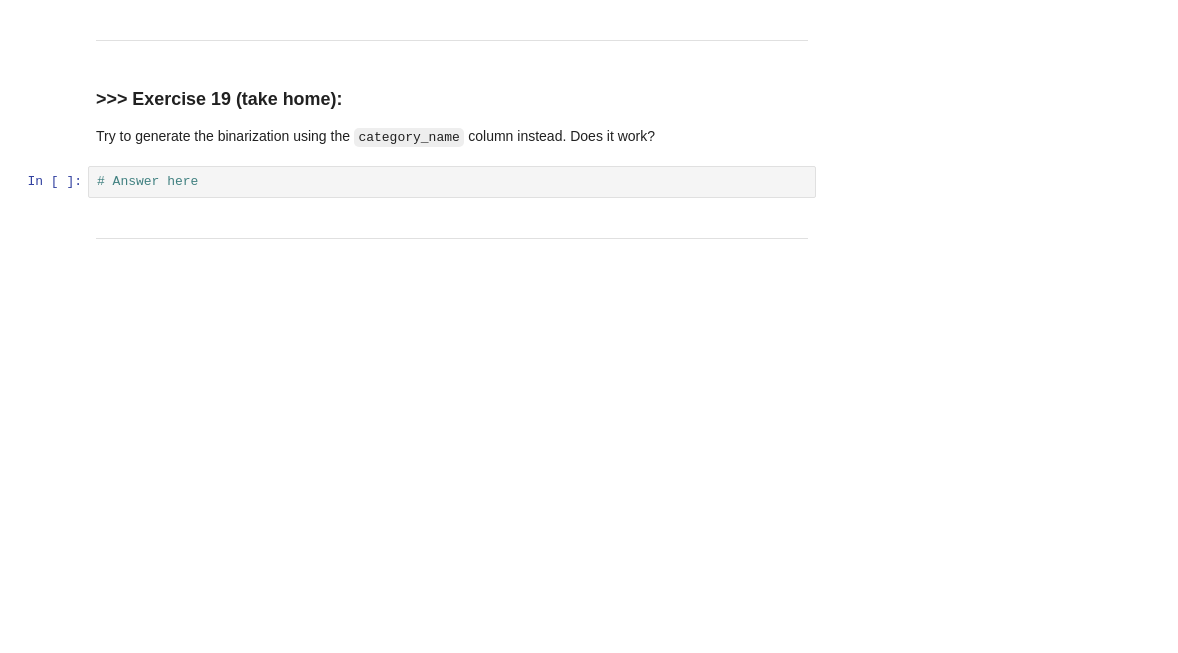
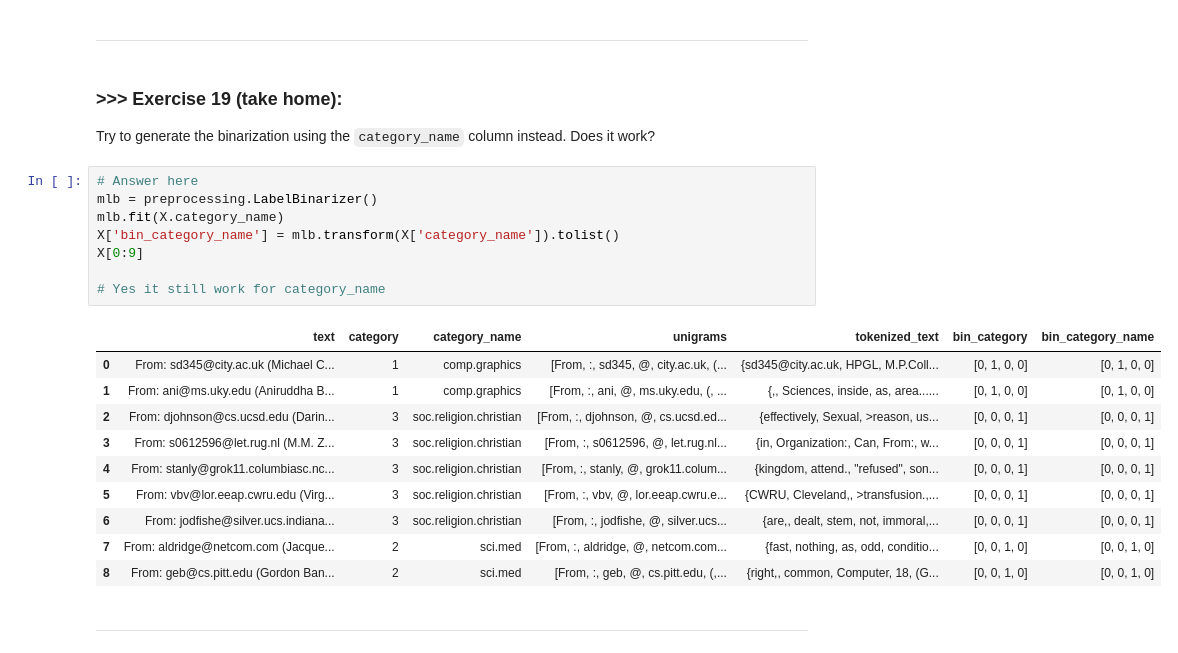
Before and after one commit to Althea80/DM2025-Lab1-Exercise, a Jupyter notebook: DM2025-Lab1-Master.ipynb, the cells around one changed output. Cells and saved outputs as stored; diff of their text form; blank space fills up the shorter version.

```diff
--- a/DM2025-Lab1-Master.ipynb
+++ b/DM2025-Lab1-Master.ipynb
@@ -2213,8 +2427,25 @@ Attributes with **continuous values** also have strategies to tranform the data;
 # %% [markdown]
 ### >>> **Exercise 19 (take home):**
 Try to generate the binarization using the `category_name` column instead. Does it work?
-# %%
-# Answer here
+# %%
+# Answer here
+mlb = preprocessing.LabelBinarizer()
+mlb.fit(X.category_name)
+X['bin_category_name'] = mlb.transform(X['category_name']).tolist()
+X[0:9]
+
+# Yes it still work for category_name
+# %% [output]
+|  | text | category | category_name | unigrams | tokenized_text | bin_category | bin_category_name |
+| 0 | From: sd345@city.ac.uk (Michael C... | 1 | comp.graphics | [From, :, sd345, @, city.ac.uk, (... | {sd345@city.ac.uk, HPGL, M.P.Coll... | [0, 1, 0, 0] | [0, 1, 0, 0] |
+| 1 | From: ani@ms.uky.edu (Aniruddha B... | 1 | comp.graphics | [From, :, ani, @, ms.uky.edu, (, ... | {,, Sciences, inside, as, area...... | [0, 1, 0, 0] | [0, 1, 0, 0] |
+| 2 | From: djohnson@cs.ucsd.edu (Darin... | 3 | soc.religion.christian | [From, :, djohnson, @, cs.ucsd.ed... | {effectively, Sexual, >reason, us... | [0, 0, 0, 1] | [0, 0, 0, 1] |
+| 3 | From: s0612596@let.rug.nl (M.M. Z... | 3 | soc.religion.christian | [From, :, s0612596, @, let.rug.nl... | {in, Organization:, Can, From:, w... | [0, 0, 0, 1] | [0, 0, 0, 1] |
+| 4 | From: stanly@grok11.columbiasc.nc... | 3 | soc.religion.christian | [From, :, stanly, @, grok11.colum... | {kingdom, attend., "refused", son... | [0, 0, 0, 1] | [0, 0, 0, 1] |
+| 5 | From: vbv@lor.eeap.cwru.edu (Virg... | 3 | soc.religion.christian | [From, :, vbv, @, lor.eeap.cwru.e... | {CWRU, Cleveland,, >transfusion.,... | [0, 0, 0, 1] | [0, 0, 0, 1] |
+| 6 | From: jodfishe@silver.ucs.indiana... | 3 | soc.religion.christian | [From, :, jodfishe, @, silver.ucs... | {are,, dealt, stem, not, immoral,... | [0, 0, 0, 1] | [0, 0, 0, 1] |
+| 7 | From: aldridge@netcom.com (Jacque... | 2 | sci.med | [From, :, aldridge, @, netcom.com... | {fast, nothing, as, odd, conditio... | [0, 0, 1, 0] | [0, 0, 1, 0] |
+| 8 | From: geb@cs.pitt.edu (Gordon Ban... | 2 | sci.med | [From, :, geb, @, cs.pitt.edu, (,... | {right,, common, Computer, 18, (G... | [0, 0, 1, 0] | [0, 0, 1, 0] |
 # %% [markdown]
 ---
 # %% [markdown]
```
Also changed, not shown: parts of 43 cells of this notebook, 4 other files.
